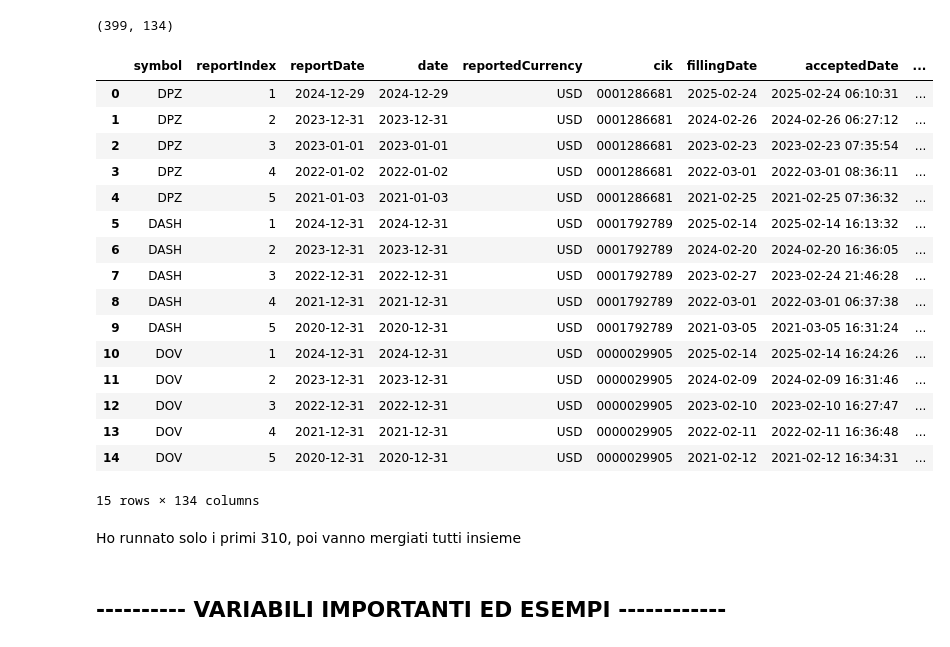
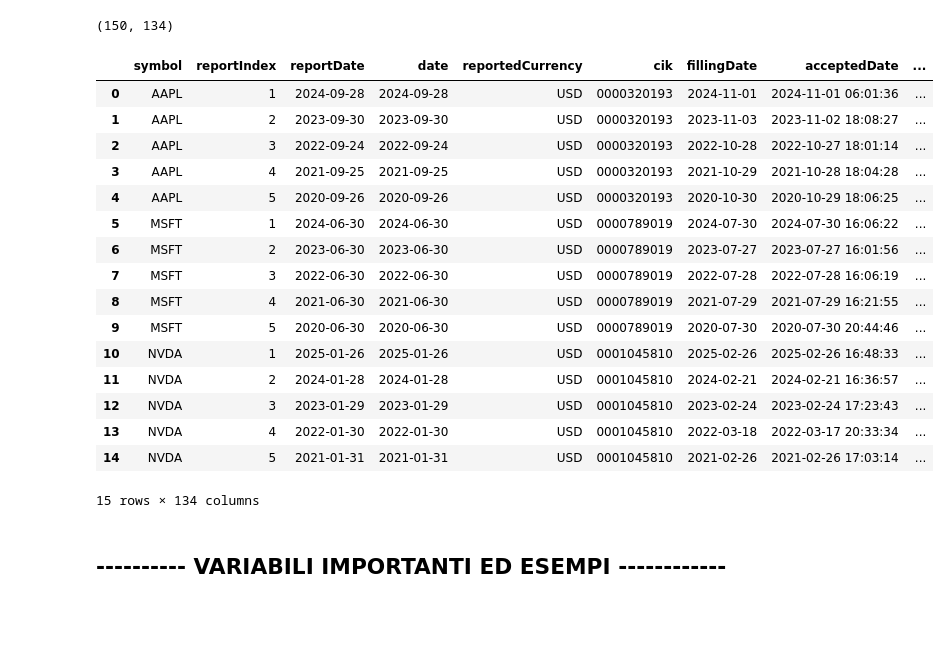
Before and after one commit to elisa-negrini/BDT-project, a Jupyter notebook: ingestion_layer/Company Foundamentals.ipynb, the cells around one changed output. Saved outputs shown, nothing was run; the diff lists cells and outputs as text; code cells hidden in the pictures; blank space fills up the shorter version.

```diff
--- a/ingestion_layer/Company Foundamentals.ipynb
+++ b/ingestion_layer/Company Foundamentals.ipynb
@@ -78,31 +78,29 @@ Fetching data for each ticker...
 [30/30] TMO
 ✅ Data saved to 'df_company_fundamentals.parquet'
 # %%
-df_70_150.shape
+df_company_fondamentals.shape
 # %% [output]
-(399, 134)
+(150, 134)
 # %%
-df_70_150.head(15)
+df_company_fondamentals.head(15)
 # %% [output]
 |  | symbol | reportIndex | reportDate | date | reportedCurrency | cik | fillingDate | acceptedDate | ... |
-| 0 | DPZ | 1 | 2024-12-29 | 2024-12-29 | USD | 0001286681 | 2025-02-24 | 2025-02-24 06:10:31 | ... |
-| 1 | DPZ | 2 | 2023-12-31 | 2023-12-31 | USD | 0001286681 | 2024-02-26 | 2024-02-26 06:27:12 | ... |
-| 2 | DPZ | 3 | 2023-01-01 | 2023-01-01 | USD | 0001286681 | 2023-02-23 | 2023-02-23 07:35:54 | ... |
-| 3 | DPZ | 4 | 2022-01-02 | 2022-01-02 | USD | 0001286681 | 2022-03-01 | 2022-03-01 08:36:11 | ... |
-| 4 | DPZ | 5 | 2021-01-03 | 2021-01-03 | USD | 0001286681 | 2021-02-25 | 2021-02-25 07:36:32 | ... |
-| 5 | DASH | 1 | 2024-12-31 | 2024-12-31 | USD | 0001792789 | 2025-02-14 | 2025-02-14 16:13:32 | ... |
-| 6 | DASH | 2 | 2023-12-31 | 2023-12-31 | USD | 0001792789 | 2024-02-20 | 2024-02-20 16:36:05 | ... |
-| 7 | DASH | 3 | 2022-12-31 | 2022-12-31 | USD | 0001792789 | 2023-02-27 | 2023-02-24 21:46:28 | ... |
-| 8 | DASH | 4 | 2021-12-31 | 2021-12-31 | USD | 0001792789 | 2022-03-01 | 2022-03-01 06:37:38 | ... |
-| 9 | DASH | 5 | 2020-12-31 | 2020-12-31 | USD | 0001792789 | 2021-03-05 | 2021-03-05 16:31:24 | ... |
-| 10 | DOV | 1 | 2024-12-31 | 2024-12-31 | USD | 0000029905 | 2025-02-14 | 2025-02-14 16:24:26 | ... |
-| 11 | DOV | 2 | 2023-12-31 | 2023-12-31 | USD | 0000029905 | 2024-02-09 | 2024-02-09 16:31:46 | ... |
-| 12 | DOV | 3 | 2022-12-31 | 2022-12-31 | USD | 0000029905 | 2023-02-10 | 2023-02-10 16:27:47 | ... |
-| 13 | DOV | 4 | 2021-12-31 | 2021-12-31 | USD | 0000029905 | 2022-02-11 | 2022-02-11 16:36:48 | ... |
-| 14 | DOV | 5 | 2020-12-31 | 2020-12-31 | USD | 0000029905 | 2021-02-12 | 2021-02-12 16:34:31 | ... |
+| 0 | AAPL | 1 | 2024-09-28 | 2024-09-28 | USD | 0000320193 | 2024-11-01 | 2024-11-01 06:01:36 | ... |
+| 1 | AAPL | 2 | 2023-09-30 | 2023-09-30 | USD | 0000320193 | 2023-11-03 | 2023-11-02 18:08:27 | ... |
+| 2 | AAPL | 3 | 2022-09-24 | 2022-09-24 | USD | 0000320193 | 2022-10-28 | 2022-10-27 18:01:14 | ... |
+| 3 | AAPL | 4 | 2021-09-25 | 2021-09-25 | USD | 0000320193 | 2021-10-29 | 2021-10-28 18:04:28 | ... |
+| 4 | AAPL | 5 | 2020-09-26 | 2020-09-26 | USD | 0000320193 | 2020-10-30 | 2020-10-29 18:06:25 | ... |
+| 5 | MSFT | 1 | 2024-06-30 | 2024-06-30 | USD | 0000789019 | 2024-07-30 | 2024-07-30 16:06:22 | ... |
+| 6 | MSFT | 2 | 2023-06-30 | 2023-06-30 | USD | 0000789019 | 2023-07-27 | 2023-07-27 16:01:56 | ... |
+| 7 | MSFT | 3 | 2022-06-30 | 2022-06-30 | USD | 0000789019 | 2022-07-28 | 2022-07-28 16:06:19 | ... |
+| 8 | MSFT | 4 | 2021-06-30 | 2021-06-30 | USD | 0000789019 | 2021-07-29 | 2021-07-29 16:21:55 | ... |
+| 9 | MSFT | 5 | 2020-06-30 | 2020-06-30 | USD | 0000789019 | 2020-07-30 | 2020-07-30 20:44:46 | ... |
+| 10 | NVDA | 1 | 2025-01-26 | 2025-01-26 | USD | 0001045810 | 2025-02-26 | 2025-02-26 16:48:33 | ... |
+| 11 | NVDA | 2 | 2024-01-28 | 2024-01-28 | USD | 0001045810 | 2024-02-21 | 2024-02-21 16:36:57 | ... |
+| 12 | NVDA | 3 | 2023-01-29 | 2023-01-29 | USD | 0001045810 | 2023-02-24 | 2023-02-24 17:23:43 | ... |
+| 13 | NVDA | 4 | 2022-01-30 | 2022-01-30 | USD | 0001045810 | 2022-03-18 | 2022-03-17 20:33:34 | ... |
+| 14 | NVDA | 5 | 2021-01-31 | 2021-01-31 | USD | 0001045810 | 2021-02-26 | 2021-02-26 17:03:14 | ... |
 15 rows × 134 columns
-# %% [markdown]
-Ho runnato solo i primi 310, poi vanno mergiati tutti insieme
 # %% [markdown]
 ## ---------- VARIABILI IMPORTANTI ED ESEMPI ------------
 # %% [markdown]
```
Also changed, not shown: 10 other files.
